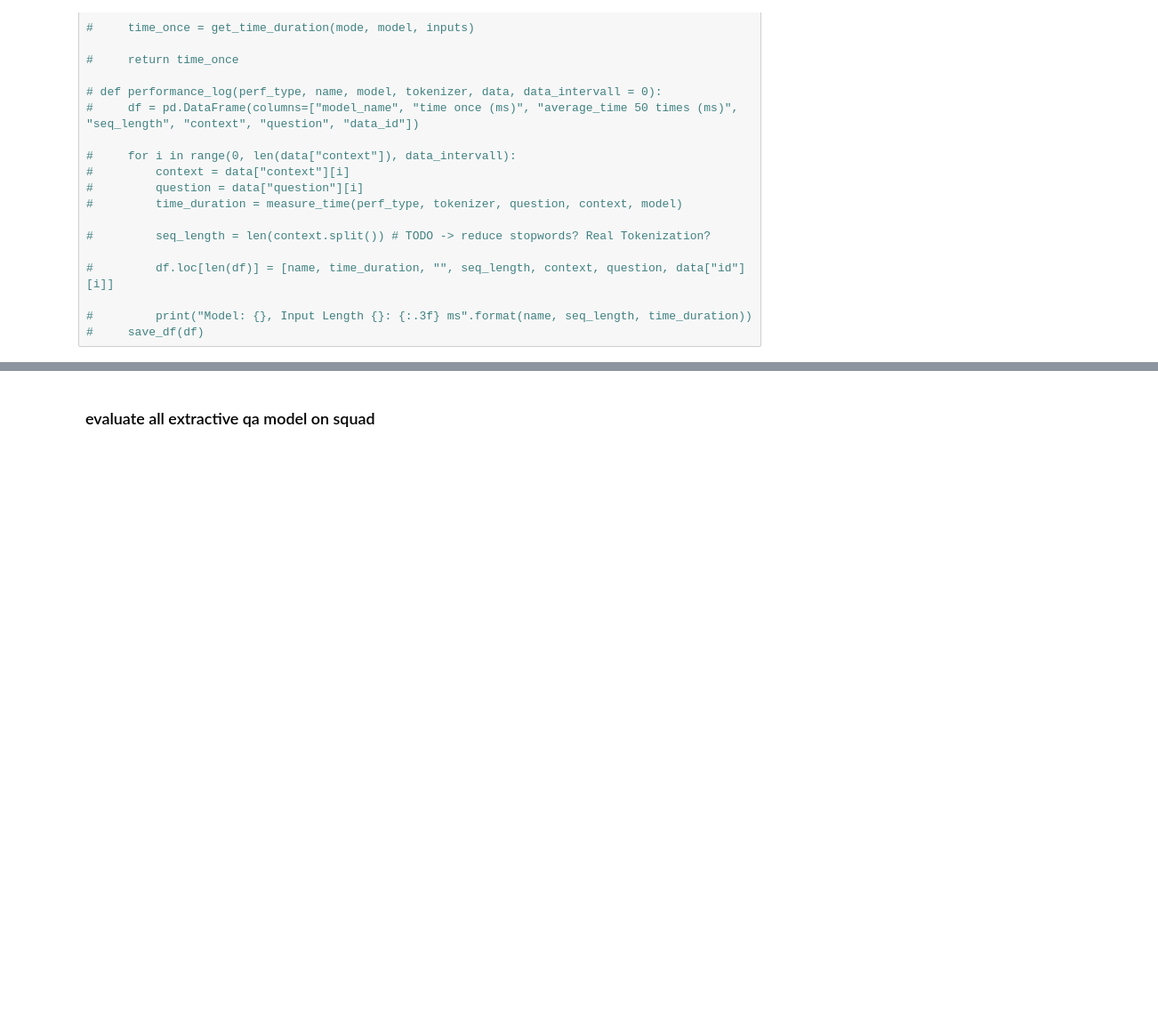
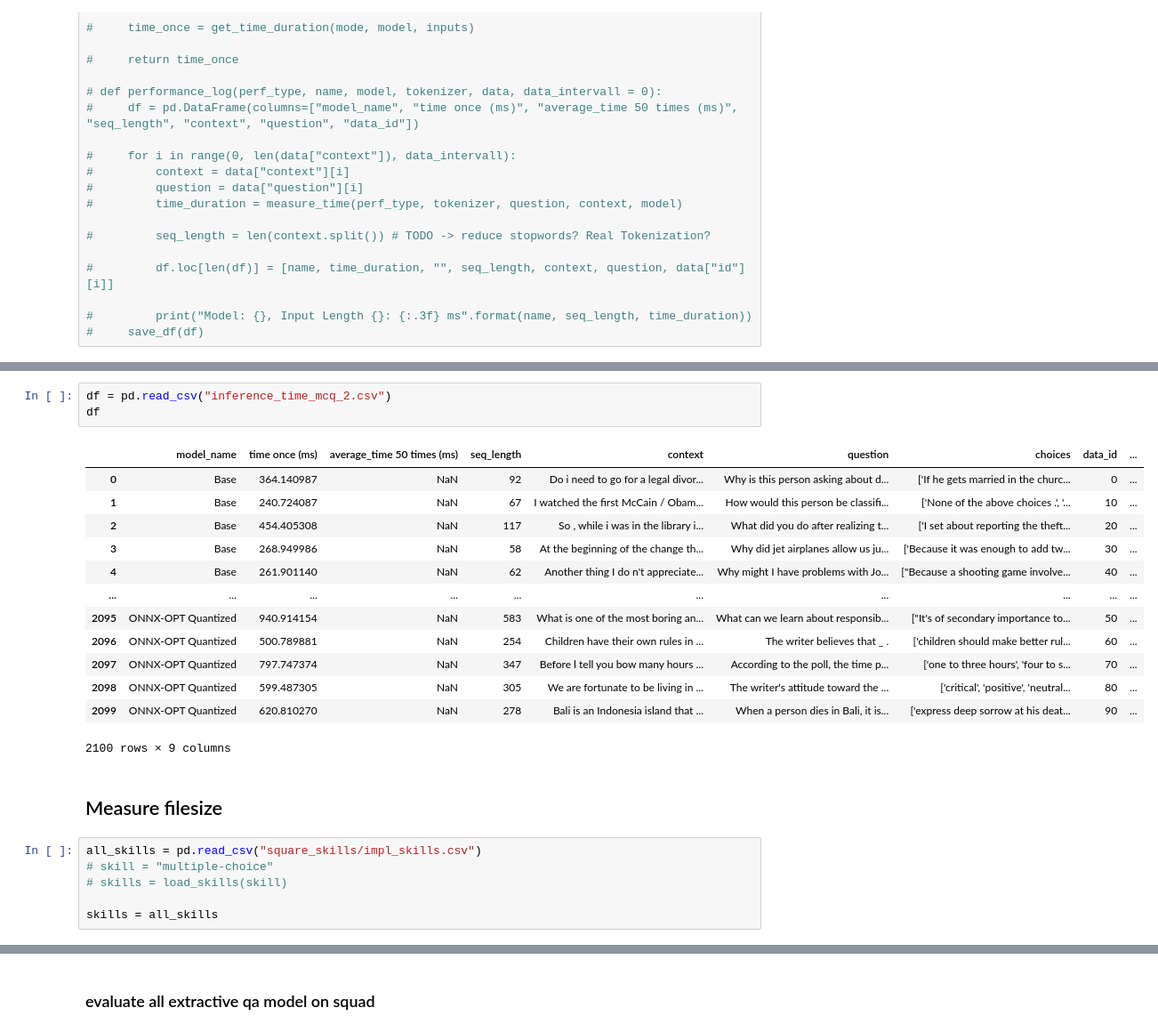
Before and after one commit to michaelkole/dasp_onnx, a Jupyter notebook: performance_measurements.ipynb, the cells around one changed output, grey strips where cells are left out. Shown at 89% size. Cells and saved outputs as stored; diff of their text form; blank space fills up the shorter version.

```diff
--- a/performance_measurements.ipynb
+++ b/performance_measurements.ipynb
@@ -406,0 +670,25 @@ def save_df(df_new, path_to_logger_file = "logger_all.csv"):
+# %%
+df = pd.read_csv("inference_time_mcq_2.csv")
+df
+# %% [output]
+|  | model_name | time once (ms) | average_time 50 times (ms) | seq_length | context | question | choices | data_id | ... |
+| 0 | Base | 364.140987 | NaN | 92 | Do i need to go for a legal divor... | Why is this person asking about d... | ['If he gets married in the churc... | 0 | ... |
+| 1 | Base | 240.724087 | NaN | 67 | I watched the first McCain / Obam... | How would this person be classifi... | ['None of the above choices .', '... | 10 | ... |
+| 2 | Base | 454.405308 | NaN | 117 | So , while i was in the library i... | What did you do after realizing t... | ['I set about reporting the theft... | 20 | ... |
+| 3 | Base | 268.949986 | NaN | 58 | At the beginning of the change th... | Why did jet airplanes allow us ju... | ['Because it was enough to add tw... | 30 | ... |
+| 4 | Base | 261.901140 | NaN | 62 | Another thing I do n't appreciate... | Why might I have problems with Jo... | ["Because a shooting game involve... | 40 | ... |
+| ... | ... | ... | ... | ... | ... | ... | ... | ... | ... |
+| 2095 | ONNX-OPT Quantized | 940.914154 | NaN | 583 | What is one of the most boring an... | What can we learn about responsib... | ["It's of secondary importance to... | 50 | ... |
+| 2096 | ONNX-OPT Quantized | 500.789881 | NaN | 254 | Children have their own rules in ... | The writer believes that _ . | ['children should make better rul... | 60 | ... |
+| 2097 | ONNX-OPT Quantized | 797.747374 | NaN | 347 | Before l tell you bow many hours ... | According to the poll, the time p... | ['one to three hours', 'four to s... | 70 | ... |
+| 2098 | ONNX-OPT Quantized | 599.487305 | NaN | 305 | We are fortunate to be living in ... | The writer's attitude toward the ... | ['critical', 'positive', 'neutral... | 80 | ... |
+| 2099 | ONNX-OPT Quantized | 620.810270 | NaN | 278 | Bali is an Indonesia island that ... | When a person dies in Bali, it is... | ['express deep sorrow at his deat... | 90 | ... |
+2100 rows × 9 columns
+# %% [markdown]
+## Measure filesize
+# %%
+all_skills = pd.read_csv("square_skills/impl_skills.csv")
+# skill = "multiple-choice"
+# skills = load_skills(skill)
+
+skills = all_skills
```
Also changed, not shown: parts of 39 cells of this notebook, 8 other files.
